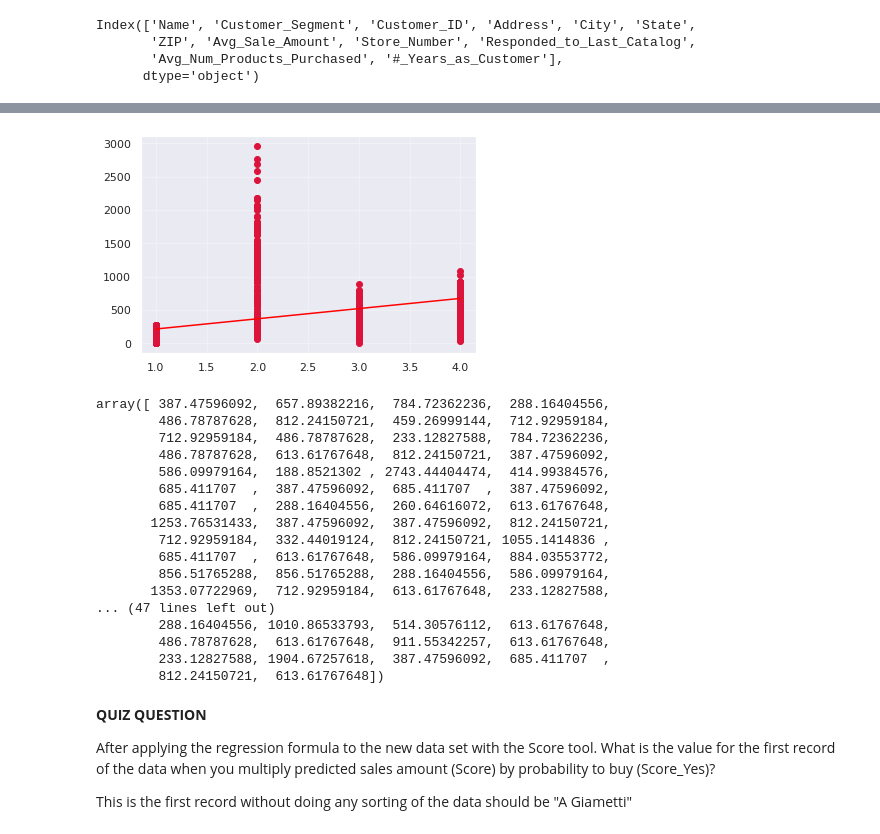
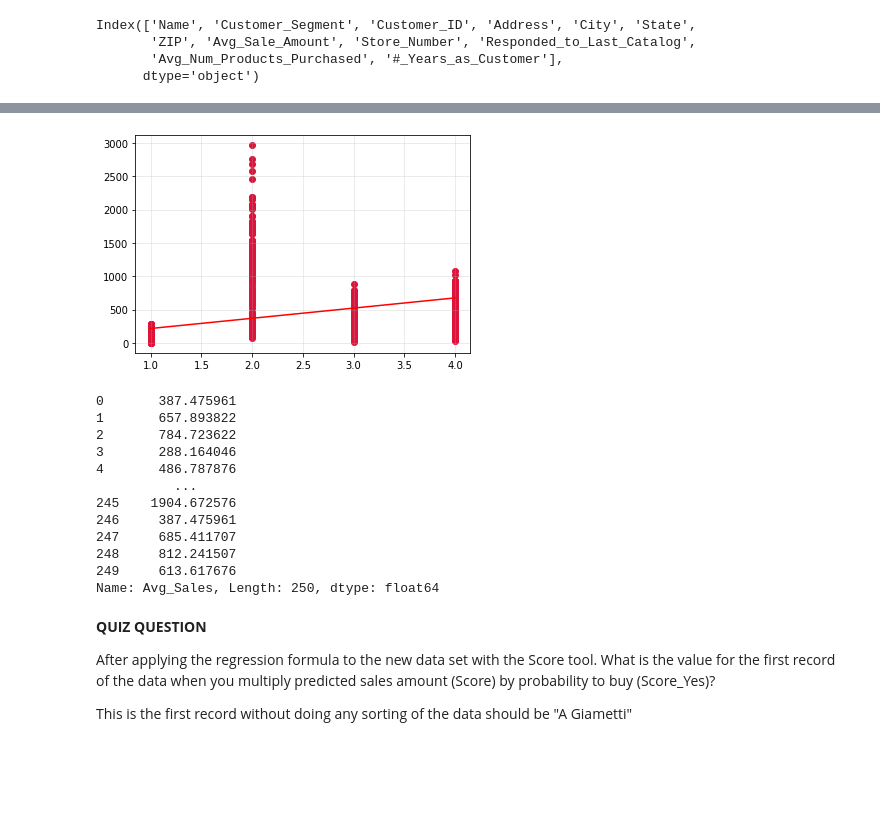
Before and after one commit to Dineshkumar-Anbalagan/Udacity-Predictive-Analytics-Nanodegree-Projects-Alteryx, a Jupyter notebook: Project_2_Predicting_Catalog_demand.ipynb, the cells around one changed output, grey strips where cells are left out. Saved outputs shown, nothing was run; the diff lists cells and outputs as text; code cells hidden in the pictures; blank space fills up the shorter version.

```diff
--- a/Project_2_Predicting_Catalog_demand.ipynb
+++ b/Project_2_Predicting_Catalog_demand.ipynb
@@ -183,17 +189,17 @@ plt.grid(alpha=0.3)
 # %%
 X2 = df_train[[
        'Customer_Segment'
        ]]
 Y2 = df_train['Avg_Sale_Amount']
 
 regressor = LinearRegression()
-regressor.fit(X6,Y6)
-regline=regressor.coef_*X6+regressor.intercept_
-plt.scatter(X6,Y6,COLOR='crimson')
-plt.plot(X6,regline, color='red')
+regressor.fit(X2,Y2)
+regline=regressor.coef_*X2+regressor.intercept_
+plt.scatter(X2,Y2,COLOR='crimson')
+plt.plot(X2,regline, color='red')
 plt.grid(alpha=0.3)
 # %% [output]
-[figure, old version]
+[figure, new version]
 # %%
 X3 = df_train[[
        'Customer_Segment',
@@ -206,23 +212,18 @@ X3_test = df_test[[
        ]]
 regressor = LinearRegression()
 regressor.fit(X3,Y3)
-predicted = regressor.predict(X3_test)
-predicted
+df_test['Avg_Sales'] = regressor.predict(X3_test)
+df_test['Avg_Sales']
 # %% [output]
-array([ 387.47596092,  657.89382216,  784.72362236,  288.16404556,
-        486.78787628,  812.24150721,  459.26999144,  712.92959184,
-        712.92959184,  486.78787628,  233.12827588,  784.72362236,
-        486.78787628,  613.61767648,  812.24150721,  387.47596092,
-        586.09979164,  188.8521302 , 2743.44404474,  414.99384576,
-        685.411707  ,  387.47596092,  685.411707  ,  387.47596092,
-        685.411707  ,  288.16404556,  260.64616072,  613.61767648,
-       1253.76531433,  387.47596092,  387.47596092,  812.24150721,
-        712.92959184,  332.44019124,  812.24150721, 1055.1414836 ,
-        685.411707  ,  613.61767648,  586.09979164,  884.03553772,
-        856.51765288,  856.51765288,  288.16404556,  586.09979164,
-       1353.07722969,  712.92959184,  613.61767648,  233.12827588,
-... (47 lines left out)
-        288.16404556, 1010.86533793,  514.30576112,  613.61767648,
-        486.78787628,  613.61767648,  911.55342257,  613.61767648,
-        233.12827588, 1904.67257618,  387.47596092,  685.411707  ,
-        812.24150721,  613.61767648])
+0       387.475961
+1       657.893822
+2       784.723622
+3       288.164046
+4       486.787876
+          ...
+245    1904.672576
+246     387.475961
+247     685.411707
+248     812.241507
+249     613.617676
+Name: Avg_Sales, Length: 250, dtype: float64
```
Also changed, not shown: parts of 14 cells of this notebook.
